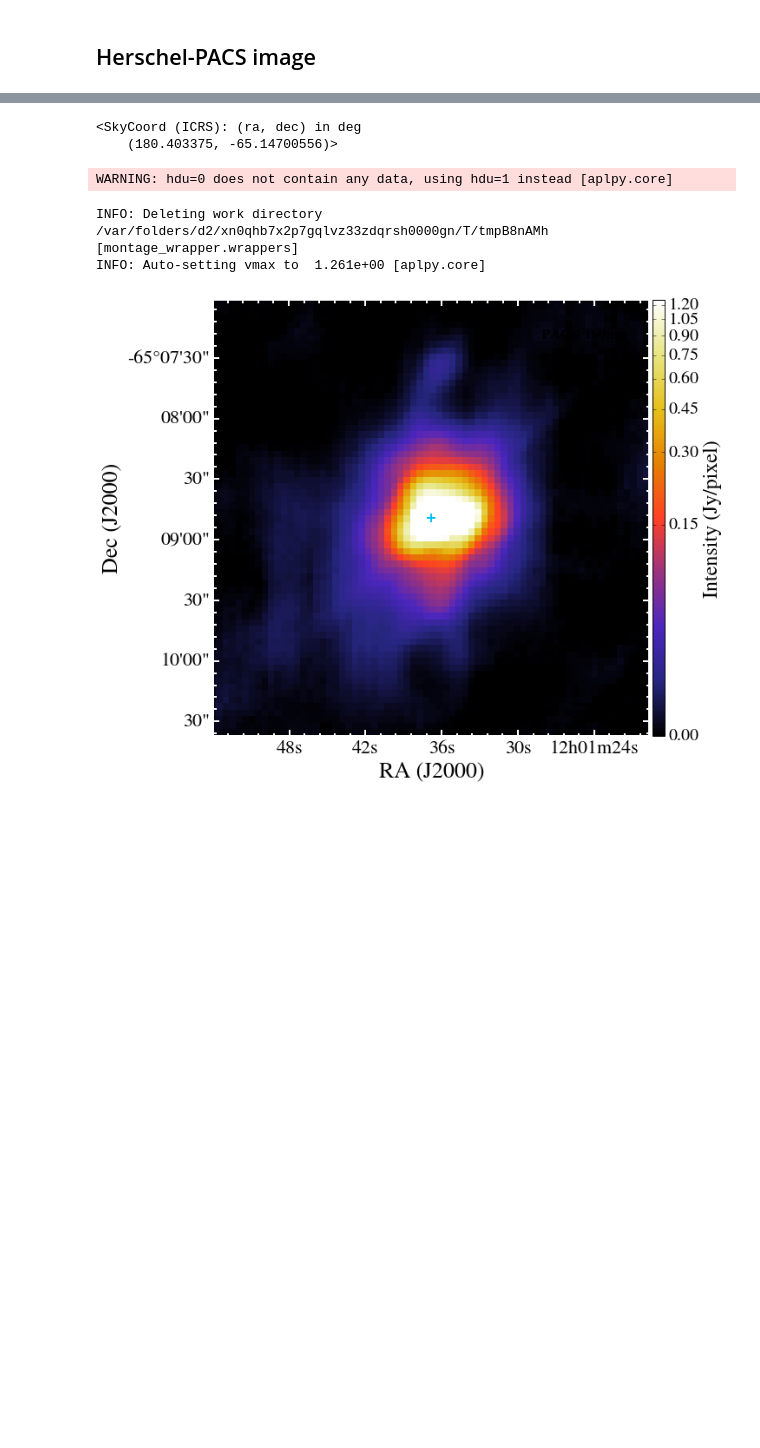
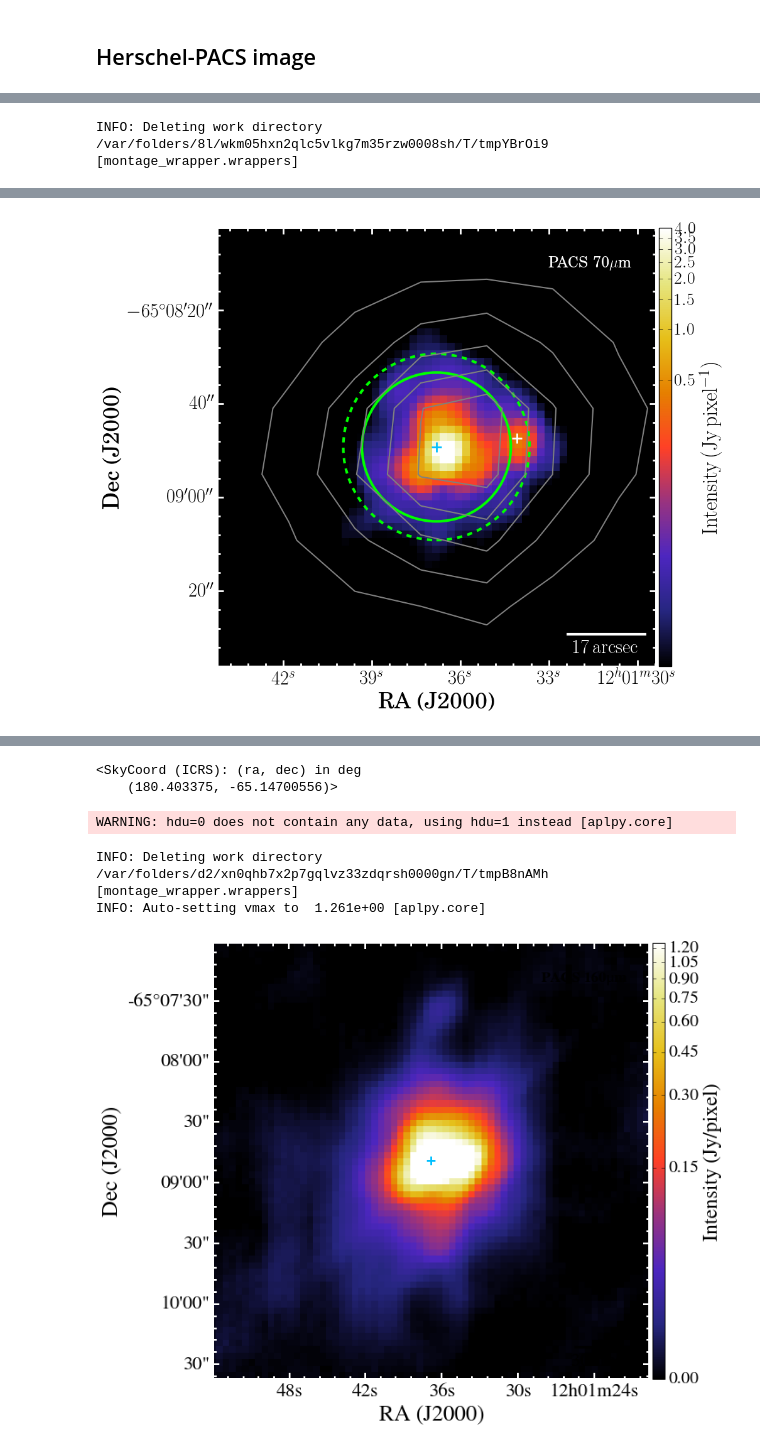
Before and after one commit to yaolun/misc, a Jupyter notebook: make_image.ipynb, the cells around one changed output, grey strips where cells are left out. Cells and saved outputs as stored; diff of their text form; code cells hidden in the pictures; blank space fills up the shorter version.

```diff
--- a/make_image.ipynb
+++ b/make_image.ipynb
@@ -268,0 +281,59 @@ INFO: Deleting work directory /var/folders/d2/xn0qhb7x2p7gqlvz33zdqrsh0000gn/T/t
+# %%
+import numpy as np
+import aplpy as apl
+import matplotlib.pyplot as plt
+from astropy import units as u
+from astropy.coordinates import SkyCoord
+
+im = apl.FITSFigure(pacs70,north=True)
+im.frame.set_linewidth(2)
+im.frame.set_color('white')
+cmap = plt.cm.CMRmap
+im.show_colorscale(cmap=cmap,stretch='log', vmin=0.01, vmax=4.0)
+
+# show SPIRE 500 um contour
+im.show_contour('/Users/yaolun/bhr71/data/photometry/herschel_photometry/1342226633/level2/extdPLW/hspireplw1342226633_20pxmp_1431669349619.fits',
+                colors='grey', levels=[50,200,350,500,650,800], linewidths=1.5)
+
+# source coordinate from Chen 2008
+# 12 01 36.81  -65 08 49.22
+irs1 = SkyCoord('12 01 36.81 -65 08 49.22', unit=(u.hourangle, u.deg))
+im.show_markers(irs1.ra.degree, irs1.dec.degree, marker='+', c='deepskyblue', s=120, linewidth=2)
+# add label for BHR71 IRS2
+irs2 = SkyCoord('12 01 34.09 -65 08 47.36', unit=(u.hourangle, u.deg))
+im.show_markers(irs2.ra.degree, irs2.dec.degree, marker='+', c='w', s=120, linewidth=2)
+
+im.recenter(irs1.ra.degree, irs1.dec.degree,radius=0.013)
+
+im.set_nan_color('black')
+im.tick_labels.set_font(size=22)
+
+im.add_colorbar()
+im.colorbar.set_font(size=20)
+im.colorbar.set_axis_label_text(r'$\rm{Intensity\,(Jy\,pixel^{-1})}$')
+im.colorbar.set_axis_label_font(size=24)
+im.set_tick_labels_format(xformat='hh:mm:ss',yformat='dd:mm:ss')
+im.ticks.set_xspacing(0.013/2.5)
+im.ticks.set_yspacing(0.013/2.5)
+im.axis_labels.set_font(size=26)
+im.ticks.set_linewidth(2)
+im.ticks.set_color('white')
+
+im.add_scalebar(17/3600.)
+im.scalebar.set_length(17 * u.arcsecond)
+im.scalebar.set_label(r'$\rm{17\,arcsec}$')
+im.scalebar.set_font(size=22, weight='bold')
+im.scalebar.set(linestyle='solid', color='w', linewidth=3, corner='bottom')
+
+
+# print image information
+im.add_label(0.85, 0.92, 'PACS 70$\mu$m', size='xx-large', weight='bold', relative=True, color='w')
+
+# plot a circular region for aperture
+
+im.show_circles([irs1.ra.degree], [irs1.dec.degree], [31.8/2./3600.], color='lime', linewidth=3)
+im.show_circles([irs1.ra.degree], [irs1.dec.degree], [39.8/2./3600.], color='lime', linewidth=3, linestyle='--')
+
+
+im.save('/Users/yaolun/Dropbox/bhr71/for_submission/figures/pacs70_wApertures.pdf',format='pdf',transparent=True, dpi=300)
+# %% [output]
@@ -268,0 +341 @@ INFO: Deleting work directory /var/folders/d2/xn0qhb7x2p7gqlvz33zdqrsh0000gn/T/t
+INFO: Deleting work directory /var/folders/8l/wkm05hxn2qlc5vlkg7m35rzw0008sh/T/tmpYBrOi9 [montage_wrapper.wrappers]
@@ -269,3 +343,4 @@ INFO: Deleting work directory /var/folders/d2/xn0qhb7x2p7gqlvz33zdqrsh0000gn/T/t
+[figure, added]
 # %%
 make_image(pacs70, plotname='pacs70_linear', stretch='linear', int_unit=r'$\rm{Jy\,pixel^{-1}}$',
            size=0.013, bar_size=17, vmin=0.01, vmax=4.0, text='PACS 70$\mu$m')
```
Also changed, not shown: parts of 13 cells of this notebook, 4 other files.
